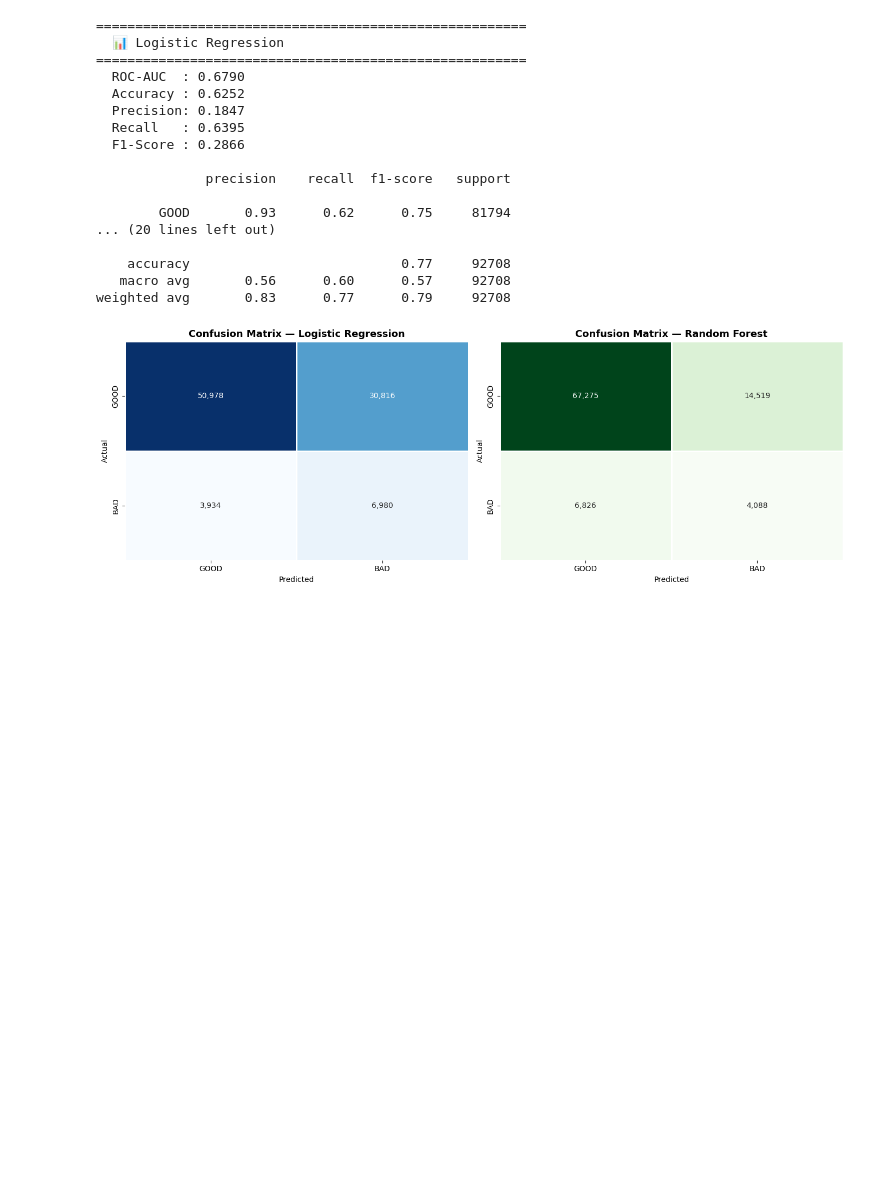
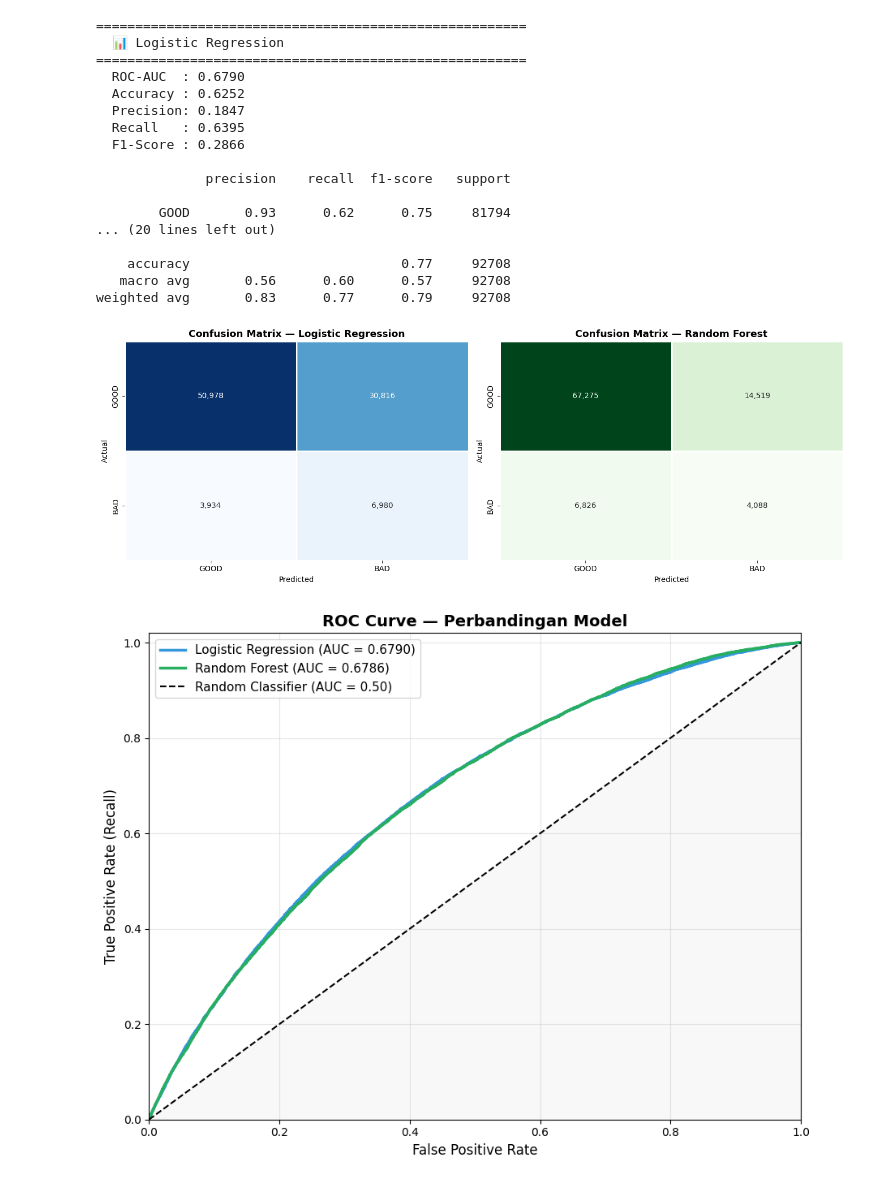
Before and after one commit to rfaoktvian/FinalProjectIDXPartners, a Jupyter notebook: main.ipynb, the cells around one changed output. Cells and saved outputs as stored; diff of their text form; code cells hidden in the pictures; blank space fills up the shorter version.

Commit message:
feat: add roc curve visualization

```diff
--- a/main.ipynb
+++ b/main.ipynb
@@ -893,3 +893,30 @@ plt.tight_layout()
 plt.show()
 # %% [output]
 [figure]
+# %%
+# ============================================================
+# Visualisasi 2: ROC Curve — Perbandingan
+# ============================================================
+from sklearn.metrics import roc_curve
+plt.figure(figsize=(9, 7))
+
+for prob, auc, name, color in [
+    (lr_prob, lr_auc, 'Logistic Regression', '#3498db'),
+    (rf_prob, rf_auc, 'Random Forest', '#27ae60')
+]:
+    fpr, tpr, _ = roc_curve(y_test, prob)
+    plt.plot(fpr, tpr, lw=2.5, color=color, label=f'{name} (AUC = {auc:.4f})')
+
+plt.plot([0, 1], [0, 1], 'k--', lw=1.5, label='Random Classifier (AUC = 0.50)')
+plt.fill_between([0, 1], [0, 0], [0, 1], alpha=0.05, color='gray')
+plt.xlim([0, 1])
+plt.ylim([0, 1.02])
+plt.xlabel('False Positive Rate', fontsize=12)
+plt.ylabel('True Positive Rate (Recall)', fontsize=12)
+plt.title('ROC Curve — Perbandingan Model', fontsize=14, fontweight='bold')
+plt.legend(fontsize=11)
+plt.grid(alpha=0.3)
+plt.tight_layout()
+plt.show()
+# %% [output]
+[figure, added]
```
